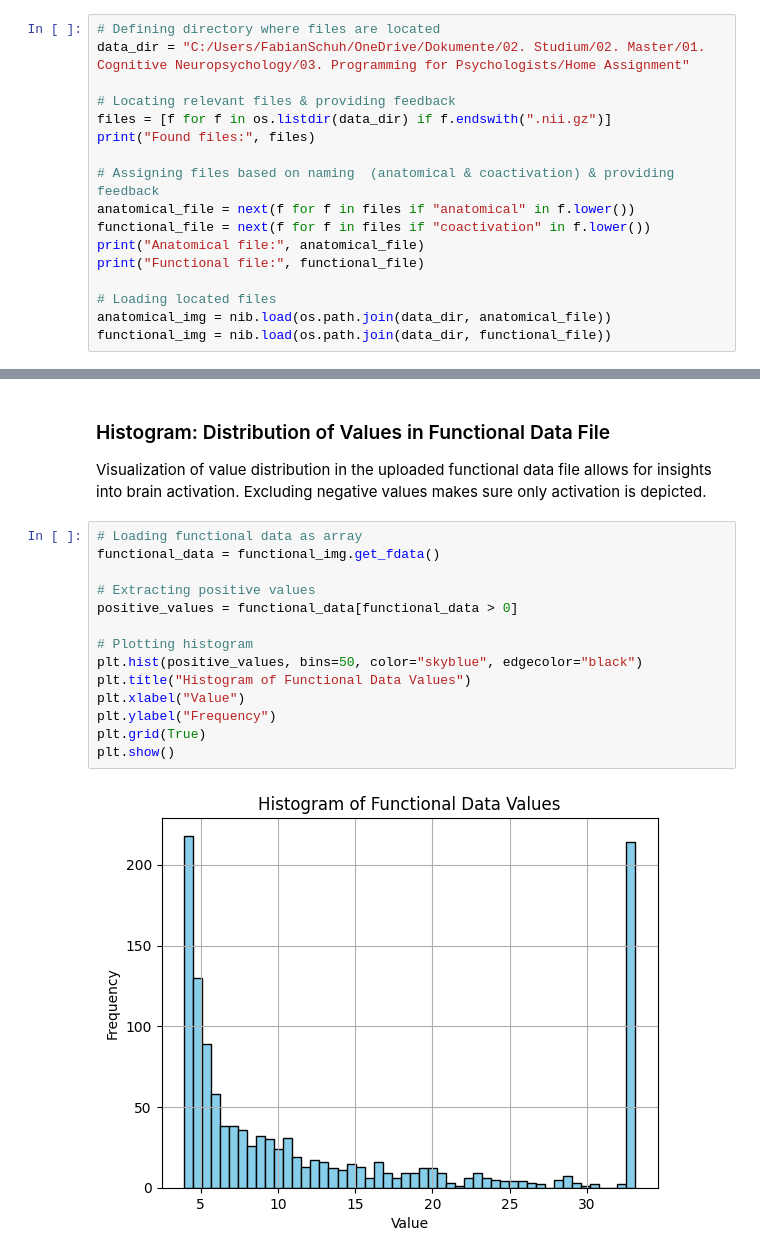
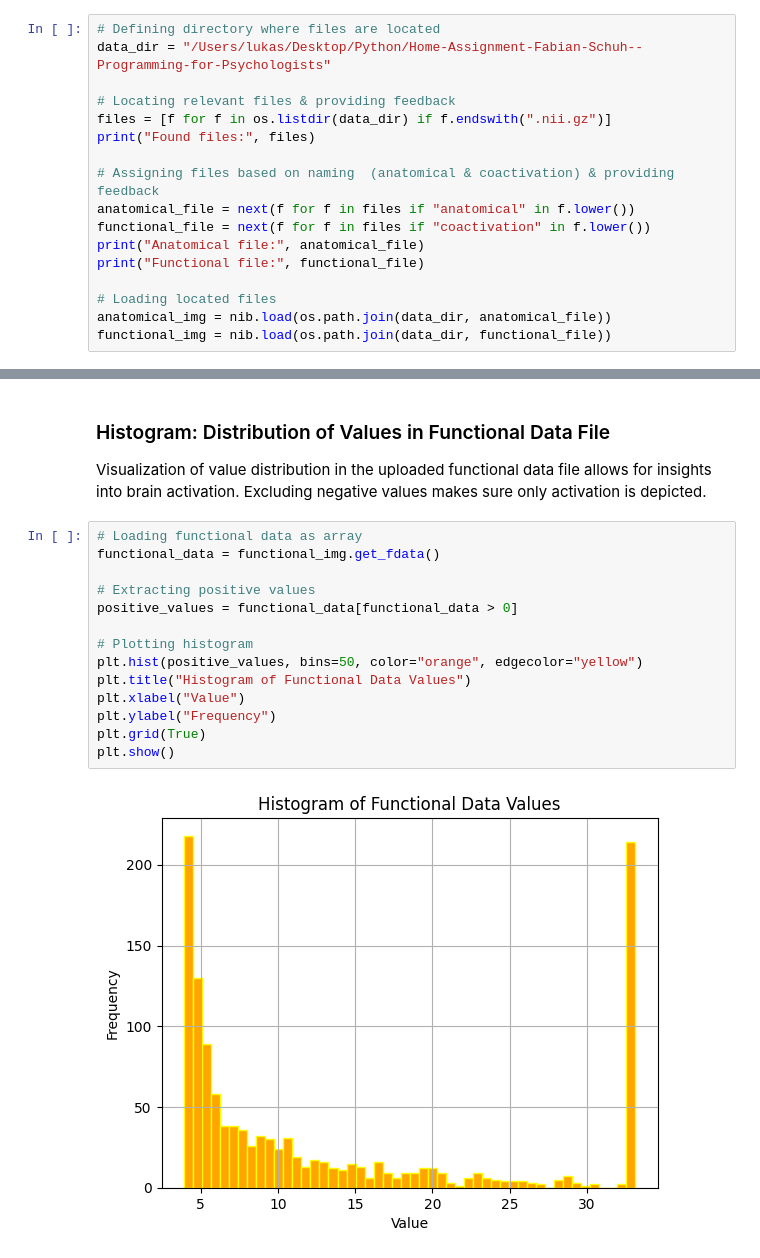
Before and after one commit to TurnSchuh02/Home-Assignment-Fabian-Schuh--Programming-for-Psychologists, a Jupyter notebook: JupiterNotebook_FabianSchuh_HomeAssignment_ProgrammingForPsychologists.ipynb, the cells around one changed output, grey strips where cells are left out. Cells and saved outputs as stored; diff of their text form.

Commit message:
Changed colors of Histogram to match fMRI data

```diff
--- a/JupiterNotebook_FabianSchuh_HomeAssignment_ProgrammingForPsychologists.ipynb
+++ b/JupiterNotebook_FabianSchuh_HomeAssignment_ProgrammingForPsychologists.ipynb
@@ -31,7 +31,7 @@ print(concept)
 Next, the code should be able to locate relevant files for brain activation visualization (anatomical & functional) and histogram generation (functional). These files are identifyable through their file type (.nii.gz), and distinguishable through components of their title (anatomical: anatomical; functional: coactivation). Finally, loading the located files is necessary.
 # %%
 # Defining directory where files are located
-data_dir = "C:/Users/FabianSchuh/OneDrive/Dokumente/02. Studium/02. Master/01. Cognitive Neuropsychology/03. Programming for Psychologists/Home Assignment"
+data_dir = "/Users/lukas/Desktop/Python/Home-Assignment-Fabian-Schuh--Programming-for-Psychologists"
 
 # Locating relevant files & providing feedback
 files = [f for f in os.listdir(data_dir) if f.endswith(".nii.gz")]
@@ -71,19 +77,19 @@ Visualization of value distribution in the uploaded functional data file allows
 # %%
 # Loading functional data as array
 functional_data = functional_img.get_fdata()
 
 # Extracting positive values
 positive_values = functional_data[functional_data > 0]
 
 # Plotting histogram
-plt.hist(positive_values, bins=50, color="skyblue", edgecolor="black")
+plt.hist(positive_values, bins=50, color="orange", edgecolor="yellow")
 plt.title("Histogram of Functional Data Values")
 plt.xlabel("Value")
 plt.ylabel("Frequency")
 plt.grid(True)
 plt.show()
 # %% [output]
-[figure, old version]
+[figure, new version]
 # %% [markdown]
 Expected Output:
 
```
Also changed, not shown: parts of 3 cells of this notebook.
